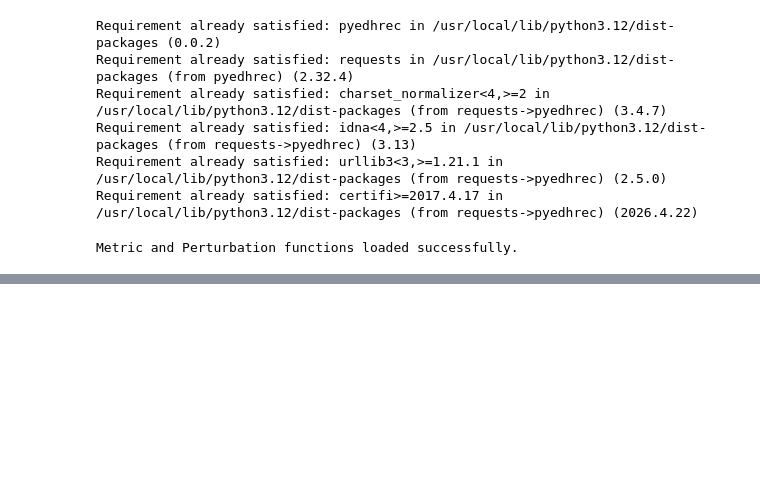
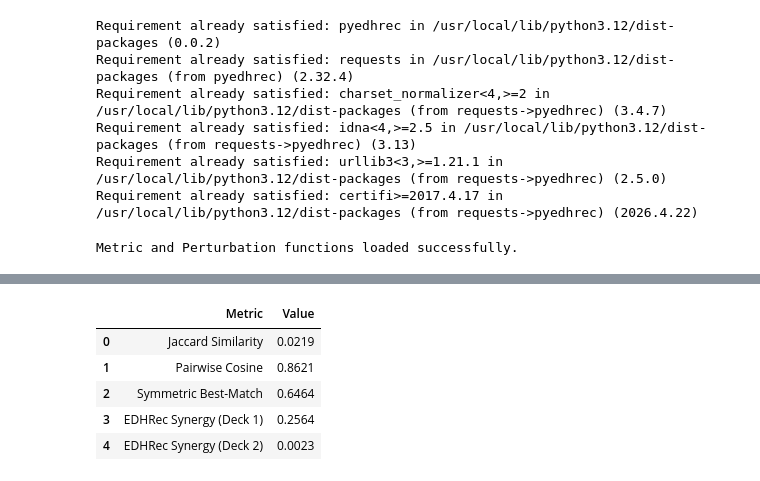
Before and after one commit to Lenfried/edh-autobuilder, a Jupyter notebook: edhAutobuilder.ipynb, the cells around one changed output, grey strips where cells are left out. Cells and saved outputs as stored; diff of their text form; code cells hidden in the pictures; blank space fills up the shorter version.

Commit message:
Added function to evaluate two deck lists in .txt format, created using the Export -> Download for MTGO function on Moxfield.

```diff
--- a/edhAutobuilder.ipynb
+++ b/edhAutobuilder.ipynb
@@ -4317,0 +4402,85 @@ if 'df' in locals() and not df.empty:
+# %%
+import re
+import numpy as np
+import pandas as pd
+
+def parse_deck_file(file_path):
+    """
+    Parses a single deck file to extract card names and the commander name.
+    Assumes the commander name is the last line in the file.
+    """
+    with open(file_path, 'r') as f:
+        lines = f.readlines()
+
+    if not lines:
+        return [], ""
+
+    # The last line is the commander name
+    raw_commander_name = lines[-1].strip()
+    # Clean commander name by removing leading numbers/quantities
+    commander_name = re.sub(r'^\d+\s+', '', raw_commander_name)
+
+    # All other lines are card names
+    card_lines = lines[:-1]
+
+    deck_names = []
+    for line in card_lines:
+        line = line.strip()
+        if not line: continue
+        # Remove leading numbers/quantities (e.g., '1 Sol Ring' -> 'Sol Ring')
+        clean_name = re.sub(r'^\d+\s+', '', line)
+        deck_names.append(clean_name)
+
+    return deck_names, commander_name
+
+# --- Execution and Comparison ---
+file1_path = '/content/deck1.txt'
+file2_path = '/content/deck2.txt'
+
+try:
+    deck1_names, deck1_commander = parse_deck_file(file1_path)
+    deck2_names, deck2_commander = parse_deck_file(file2_path) # Get commander from second deck too
+
+    print(f"Deck 1: {len(deck1_names)} cards parsed for commander {deck1_commander}.")
+    print(f"Deck 2: {len(deck2_names)} cards parsed for commander {deck2_commander}.")
+
+    # Use deck1_commander for synergy calculations
+    commander_for_synergy = deck1_commander
+
+    # 1. Jaccard
+    jaccard = calculate_jaccard_similarity(deck1_names, deck2_names)
+
+    # Get Embeddings for metrics
+    def get_embs(names):
+        # Ensure df is available and not empty
+        if 'df' not in globals() or df.empty:
+            print("Error: DataFrame 'df' is not loaded. Cannot get embeddings.")
+            return np.array([])
+        indices = df[df['name'].isin(names)].index.tolist()
+        return embeddings[indices] if indices else np.array([])
+
+    deck1_embs = get_embs(deck1_names)
+    deck2_embs = get_embs(deck2_names)
+
+    # 2. Pairwise Cosine
+    pairwise = calculate_pairwise_cosine_similarity(deck1_embs, deck2_embs)
+
+    # 3. Symmetric Best-Match
+    sym_best = calculate_symmetric_best_match_similarity(deck1_embs, deck2_embs)
+
+    # 4. EDHRec Synergy (Relative to the shared commander context)
+    syn1 = calculate_edhrec_synergy_score(commander_for_synergy, deck1_names)
+    syn2 = calculate_edhrec_synergy_score(commander_for_synergy, deck2_names)
+
+    # Output Results
+    results = {
+        'Metric': ['Jaccard Similarity', 'Pairwise Cosine', 'Symmetric Best-Match', 'EDHRec Synergy (Deck 1)', 'EDHRec Synergy (Deck 2)']
+,
+        'Value': [jaccard, pairwise, sym_best, syn1, syn2]
+    }
+
+    display(pd.DataFrame(results).round(4))
+
+except Exception as e:
+    print(f"Error processing comparison: {e}")
+# %% [output]
@@ -4317,0 +4489,6 @@ if 'df' in locals() and not df.empty:
+|  | Metric | Value |
+| 0 | Jaccard Similarity | 0.0219 |
+| 1 | Pairwise Cosine | 0.8621 |
+| 2 | Symmetric Best-Match | 0.6464 |
+| 3 | EDHRec Synergy (Deck 1) | 0.2564 |
+| 4 | EDHRec Synergy (Deck 2) | 0.0023 |
```
Also changed, not shown: parts of 16 cells of this notebook.
